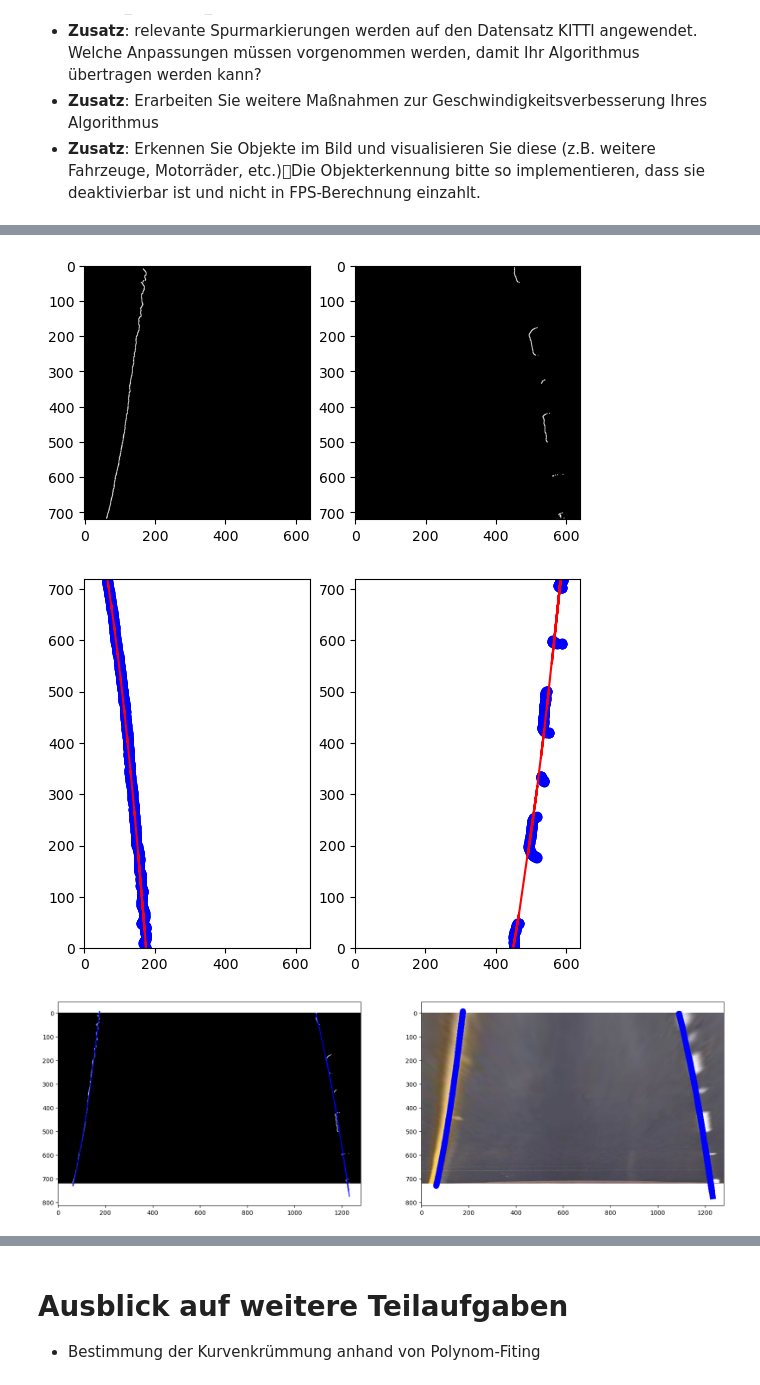
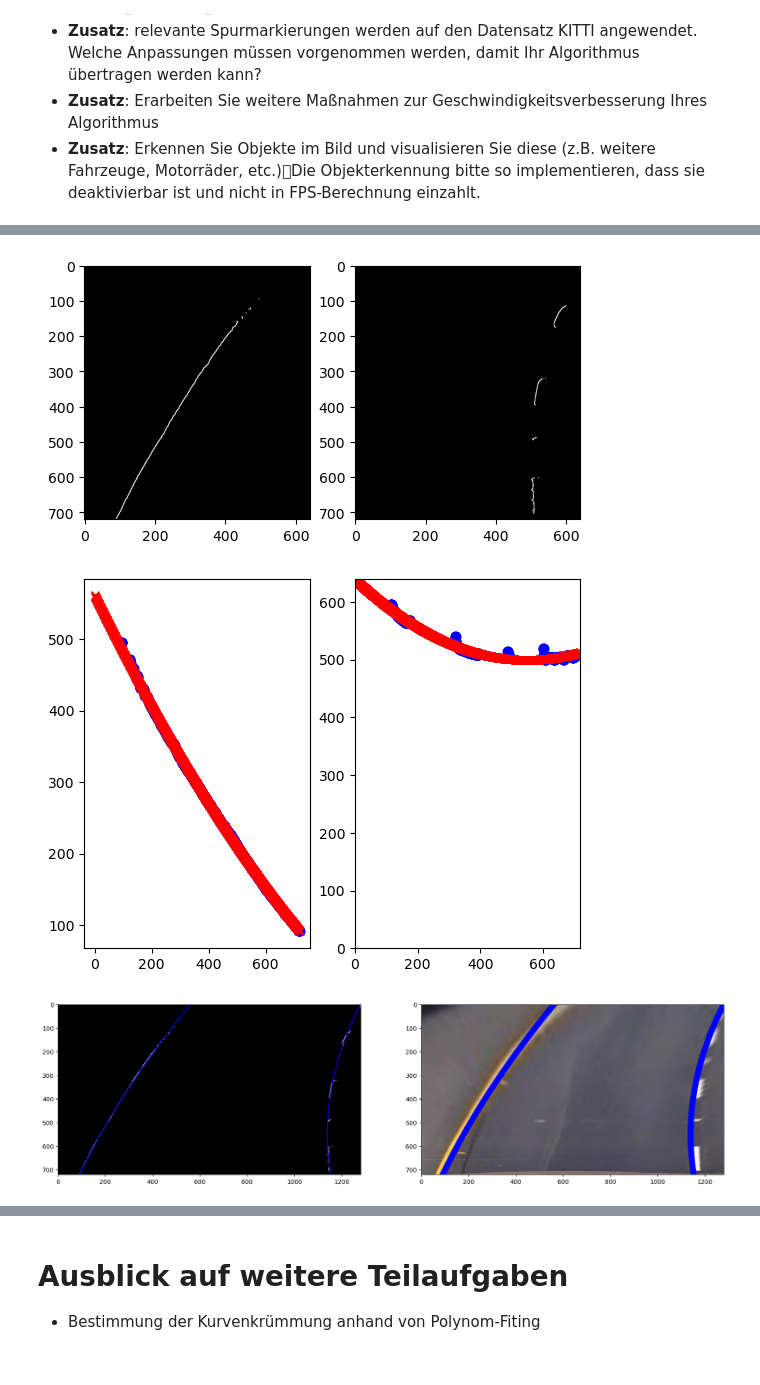
Before and after one commit to viccistrobel/DBV_Spurerkennung, a Jupyter notebook: Projekt_Spurerkennung_v6/Projekt_Spurerkennung_v2.ipynb, the cells around one changed output, grey strips where cells are left out. Drawn from its saved outputs; the diff is of its cells as text; code cells hidden in the pictures.

Commit message:
implement curve recognition

```diff
--- a/Projekt_Spurerkennung_v6/Projekt_Spurerkennung_v2.ipynb
+++ b/Projekt_Spurerkennung_v6/Projekt_Spurerkennung_v2.ipynb
@@ -120,7 +120,7 @@ Erkennen Sie die Fahrbahnmarkierungen bzw. Fahrstreifen auf den Bildquellen von
 
 
 # einlesen eines Beispielbildes
-img1 = cv.imread('./img/Udacity/image001.jpg', -1)
+img1 = cv.imread('./img/Udacity/image005.jpg', -1)
 plt.figure(figsize=(20,10))
 plt.subplot(1,2,1)
 plt.imshow(cv.cvtColor(img1, cv.COLOR_BGR2RGB))
@@ -138,7 +138,7 @@ plt.show()
 # Anwenden Perspektivtransformation
 
 # definieren Sie die für eine Perspektivtransformation notwendigen Quell- und Zielpunkte
-src = np.float32(((580, 450), (700, 450), (200, 700), (1100, 700)))
+src = np.float32(((560, 450), (720, 450), (200, 700), (1200, 700)))
 dst = np.float32(((0, 0), (w, 0), (0, h), (w, h)))
 
 plt.figure(figsize=(20,10))
@@ -169,7 +169,9 @@ plt.show()
 # %%
 # Anwenden Polyfitting
 
+# define width and height of image
 w = len(black_white[1])
+h = len(black_white)
 
 # Teile Bild in 2 und wende filterung an
 left_half = black_white[:,0:int(w/2)]
@@ -220,54 +222,60 @@ right_x, right_y = get_points(right_half)
 
 # Wende Polyfitting an mit Polynom 2. Grades
 
+# polyfit um Kurve zu finden
+# Achsen wurden vertauscht, da sonst Kurve nicht richtig erfasst wird!
 def get_poly(x_n, y_n):
-    w = np.polyfit(x_n, y_n, 2)
+    w = np.polyfit(y_n, x_n, 2)
 
-    xn = np.array(x_n)
+    xn = np.arange(0, h, 1)
     yn1 = np.poly1d(w)(xn)
 
     return (xn, yn1)
 
-left_xn, left_yn = get_poly(left_x, left_y)
-right_xn, right_yn = get_poly(right_x, right_y)
+left_yn, left_xn = get_poly(left_x, left_y)
+right_yn, right_xn = get_poly(right_x, right_y)
 
+# Kurven dargestellt mit vertauschten achsen!
 plt.subplot(1,2,1)
-plt.plot(left_x, left_y, 'ob', label='Points')
-plt.plot(left_xn, left_yn, '-r', label='Polyn. 2. Grades')
-
-plt.xlim([0, len(left_half[0])])
-plt.ylim([0, len(left_half)])
+plt.plot(left_y, left_x, 'ob', label='Points')
+plt.plot(left_yn, left_xn, 'xr', label='Polyn. 2. Grades')
 
 plt.subplot(1,2,2)
-plt.plot(right_x, right_y, 'ob', label='Points')
-plt.plot(right_xn, right_yn, '-r', label='Polyn. 2. Grades')
+plt.plot(right_y, right_x, 'ob', label='Points')
+plt.plot(right_yn, right_xn, 'xr', label='Polyn. 2. Grades')
 
-plt.xlim([0, len(left_half[0])])
-plt.ylim([0, len(left_half)])
+plt.xlim([0, len(left_half)])
+plt.ylim([0, len(left_half[0])])
 plt.show()
 
 
 # Kombiniere linke und rechte Hälfte
 combined = np.concatenate((left_half, right_half), axis=1)
 right_xn += np.uint32(w/2) # addiere die hälfte der Bild breite zu eingezeichneter Linie
 
 plt.figure(figsize=(20,10))
 plt.subplot(1,2,1)
 plt.imshow(combined, cmap='gray')
 
-plt.plot(left_xn, left_yn, '-b', label='Polyn. 1. Grades')
-plt.plot(right_xn, right_yn, '-b', label='Polyn. 1. Grades')
+plt.plot(left_xn, left_yn, '-b', label='Polyn. 2. Grades')
+plt.plot(right_xn, right_yn, '-b', label='Polyn. 2. Grades')
+
+plt.xlim([0, w])
+plt.ylim([h, 0])
 
 plt.subplot(1,2,2)
 plt.imshow(cv.cvtColor(img1_warp, cv.COLOR_BGR2RGB))
-plt.plot(left_xn, left_yn, '-b', linewidth = 10, label='Polyn. 1. Grades')
-plt.plot(right_xn, right_yn, '-b',  linewidth = 10, label='Polyn. 1. Grades')
+plt.plot(left_xn, left_yn, '-b', linewidth = 10, label='Polyn. 2. Grades')
+plt.plot(right_xn, right_yn, '-b',  linewidth = 10, label='Polyn. 2. Grades')
+
+plt.xlim([0, w])
+plt.ylim([h, 0])
 
 plt.show()
 # %% [output]
-[figure, old version]
+[figure, new version]
-[figure, old version]
+[figure, new version]
-[figure, old version]
+[figure, new version]
 # %%
 # Draw shapes on polygon and transform back to original
 
```
Also changed, not shown: parts of 2 cells of this notebook.
